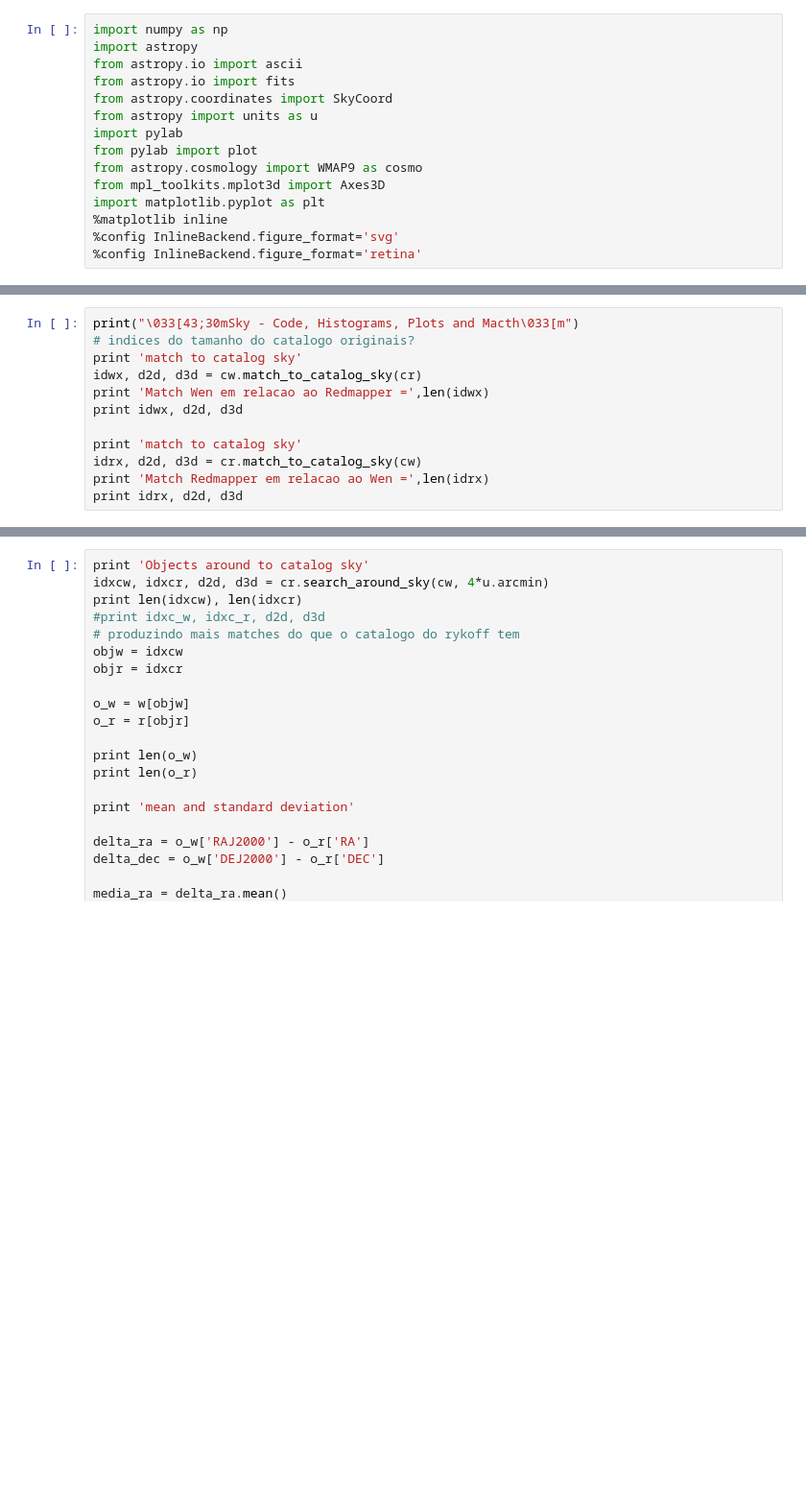
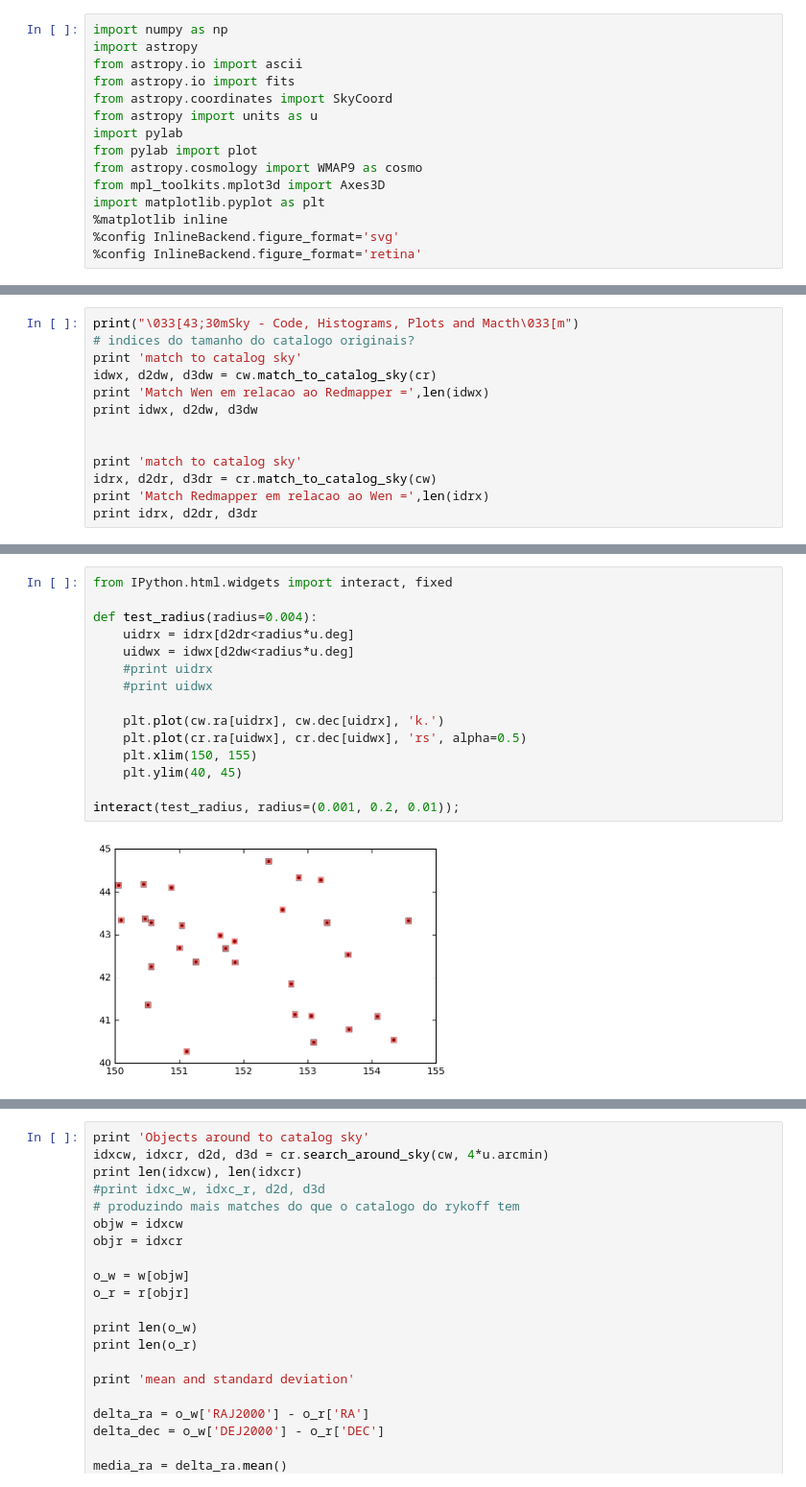
Before and after one commit to clusteron/comparison, a Jupyter notebook: table.ipynb, the cells around one changed output, grey strips where cells are left out. Shown at 96% size. Saved outputs shown, nothing was run; the diff lists cells and outputs as text; blank space fills up the shorter version.

Commit message:
Few calculations to get unique matches between catalogs, and interact widget to see the effect of radius on unique matches

```diff
--- a/table.ipynb
+++ b/table.ipynb
@@ -39,11 +52,12 @@ plt.title('z', fontsize='20')
 print("\033[43;30mSky - Code, Histograms, Plots and Macth\033[m")
 # indices do tamanho do catalogo originais?
 print 'match to catalog sky'
-idwx, d2d, d3d = cw.match_to_catalog_sky(cr)
+idwx, d2dw, d3dw = cw.match_to_catalog_sky(cr)
 print 'Match Wen em relacao ao Redmapper =',len(idwx)
-print idwx, d2d, d3d
+print idwx, d2dw, d3dw
+
 
 print 'match to catalog sky'
-idrx, d2d, d3d = cr.match_to_catalog_sky(cw)
+idrx, d2dr, d3dr = cr.match_to_catalog_sky(cw)
 print 'Match Redmapper em relacao ao Wen =',len(idrx)
-print idrx, d2d, d3d
+print idrx, d2dr, d3dr
@@ -49,0 +86,17 @@ print idrx, d2d, d3d
+# %%
+from IPython.html.widgets import interact, fixed
+
+def test_radius(radius=0.004):
+    uidrx = idrx[d2dr<radius*u.deg]
+    uidwx = idwx[d2dw<radius*u.deg]
+    #print uidrx
+    #print uidwx
+
+    plt.plot(cw.ra[uidrx], cw.dec[uidrx], 'k.')
+    plt.plot(cr.ra[uidwx], cr.dec[uidwx], 'rs', alpha=0.5)
+    plt.xlim(150, 155)
+    plt.ylim(40, 45)
+
+interact(test_radius, radius=(0.001, 0.2, 0.01));
+# %% [output]
+[figure, added]
```
Also changed, not shown: parts of 8 cells of this notebook.
